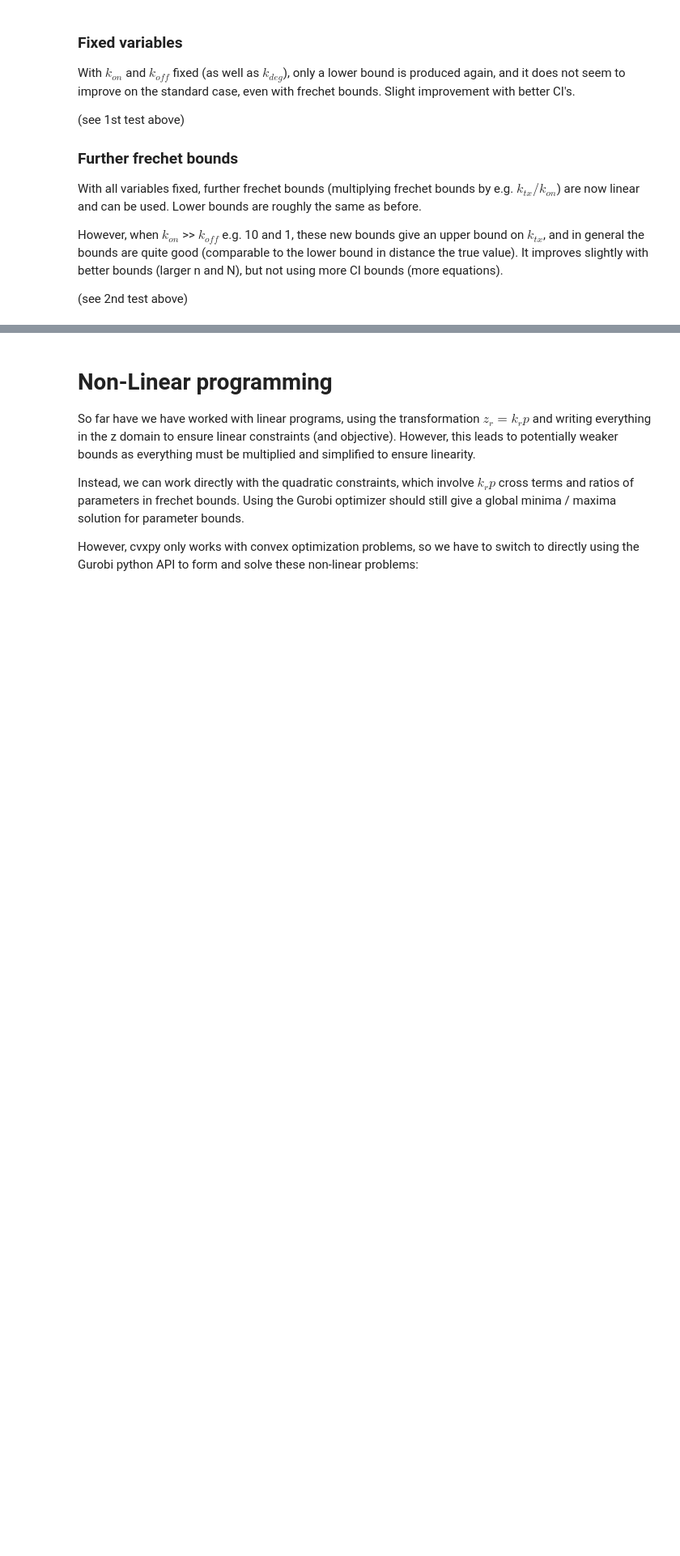
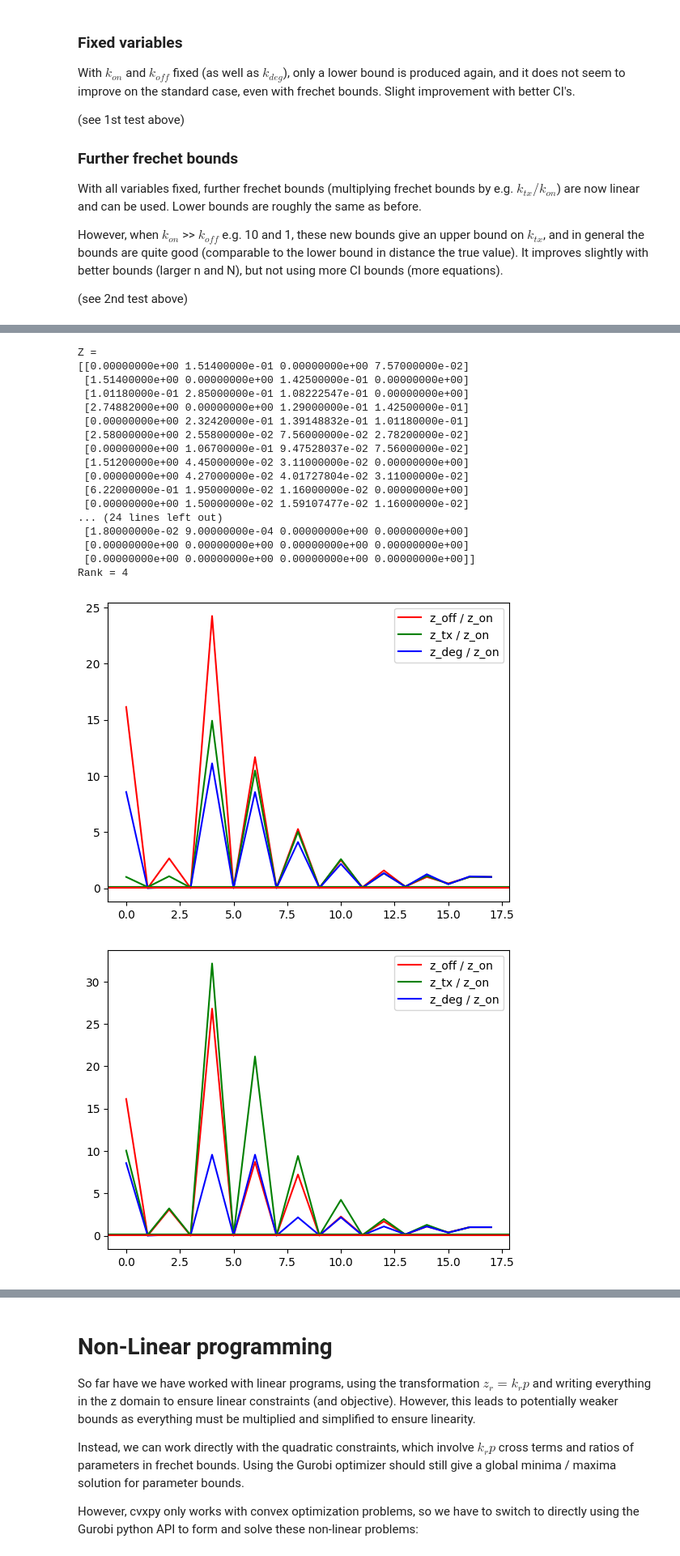
Before and after one commit to willjgh/M4R, a Jupyter notebook: gene_expression.ipynb, the cells around one changed output, grey strips where cells are left out. Shown at 81% size. Drawn from its saved outputs; the diff is of its cells as text; code cells hidden in the pictures; blank space fills up the shorter version.

Commit message:
Tested rank one properties of LP, result full rank

```diff
--- a/gene_expression.ipynb
+++ b/gene_expression.ipynb
@@ -1487,0 +1713,4 @@ However, when $ k_{on} $ >> $ k_{off} $ e.g. 10 and 1, these new bounds give an
+# %%
+# sample and bootstrap
+k_on, k_off, k_deg, k_tx = 10, 1, 0.5, 1
+intervals_rank = bootstrap_marginal_optim(initial_state=(0, 1), params=[k_on, k_off, k_tx, k_deg], n=5000, N=5000, tmax=100, plot=False, printing=True)
@@ -1487,0 +1730,2 @@ However, when $ k_{on} $ >> $ k_{off} $ e.g. 10 and 1, these new bounds give an
+# %%
+solutions, z_values = gene_expression_LP_optim_rank(params=[k_on, k_off, "v", k_deg], N=16, frechet_bounds=True, frechet_bounds_further=True, intervals=intervals_rank)
@@ -1487,0 +1740,58 @@ However, when $ k_{on} $ >> $ k_{off} $ e.g. 10 and 1, these new bounds give an
+# %%
+# only have optimization over k_tx, and only lower bound is bounded, so just compare z's in this optima
+eps = 1e-2
+
+z_on_lb = z_values["k_tx"]["z_on_lb"].reshape(-1, 1)
+z_off_lb = z_values["k_tx"]["z_off_lb"].reshape(-1, 1)
+z_tx_lb = z_values["k_tx"]["z_tx_lb"].reshape(-1, 1)
+z_deg_lb = z_values["k_tx"]["z_deg_lb"].reshape(-1, 1)
+
+# Z matrix
+Z_lb = np.concatenate([z_on_lb, z_off_lb, z_tx_lb, z_deg_lb], axis=1)
+print(f"Z = \n{Z_lb}")
+print(f"Rank = {np.linalg.matrix_rank(Z_lb)}")
+
+z_on_ub = z_values["k_tx"]["z_on_ub"].reshape(-1, 1)
+z_off_ub = z_values["k_tx"]["z_off_ub"].reshape(-1, 1)
+z_tx_ub = z_values["k_tx"]["z_tx_ub"].reshape(-1, 1)
+z_deg_ub = z_values["k_tx"]["z_deg_ub"].reshape(-1, 1)
+
+# Z matrix
+Z_ub = np.concatenate([z_on_ub, z_off_ub, z_tx_ub, z_deg_ub], axis=1)
+print(f"Z = \n{Z_ub}")
+print(f"Rank = {np.linalg.matrix_rank(Z_ub)}")
+
+def plotter(z_list):
+    '''Plot elementwise ratios'''
+    x = range(z_list[0].shape[0])
+    plt.plot(x, z_list[1] / z_list[0], label="z_off / z_on", color="red")
+    plt.plot(x, z_list[2] / z_list[0], label="z_tx / z_on", color="green")
+    plt.plot(x, z_list[3] / z_list[0], label="z_deg / z_on", color="blue")
+    plt.axhline(k_off / k_on, color="red")
+    plt.axhline(k_tx / k_on, color="green")
+    plt.axhline(k_deg / k_on, color="red")
+    plt.legend()
+    plt.show()
+
+plotter([z_on_lb + eps, z_off_lb + eps, z_tx_lb + eps, z_deg_lb + eps])
+plotter([z_on_ub + eps, z_off_ub + eps, z_tx_ub + eps, z_deg_ub + eps])
+# %% [output]
+Z =
+[[0.00000000e+00 1.51400000e-01 0.00000000e+00 7.57000000e-02]
+ [1.51400000e+00 0.00000000e+00 1.42500000e-01 0.00000000e+00]
+ [1.01180000e-01 2.85000000e-01 1.08222547e-01 0.00000000e+00]
+ [2.74882000e+00 0.00000000e+00 1.29000000e-01 1.42500000e-01]
+ [0.00000000e+00 2.32420000e-01 1.39148832e-01 1.01180000e-01]
+ [2.58000000e+00 2.55800000e-02 7.56000000e-02 2.78200000e-02]
+ [0.00000000e+00 1.06700000e-01 9.47528037e-02 7.56000000e-02]
+ [1.51200000e+00 4.45000000e-02 3.11000000e-02 0.00000000e+00]
+ [0.00000000e+00 4.27000000e-02 4.01727804e-02 3.11000000e-02]
+ [6.22000000e-01 1.95000000e-02 1.16000000e-02 0.00000000e+00]
+ [0.00000000e+00 1.50000000e-02 1.59107477e-02 1.16000000e-02]
+... (24 lines left out)
+ [1.80000000e-02 9.00000000e-04 0.00000000e+00 0.00000000e+00]
+ [0.00000000e+00 0.00000000e+00 0.00000000e+00 0.00000000e+00]
+ [0.00000000e+00 0.00000000e+00 0.00000000e+00 0.00000000e+00]]
+Rank = 4
+[figure, added]
+[figure, added]
```
Also changed, not shown: parts of 9 cells of this notebook.
